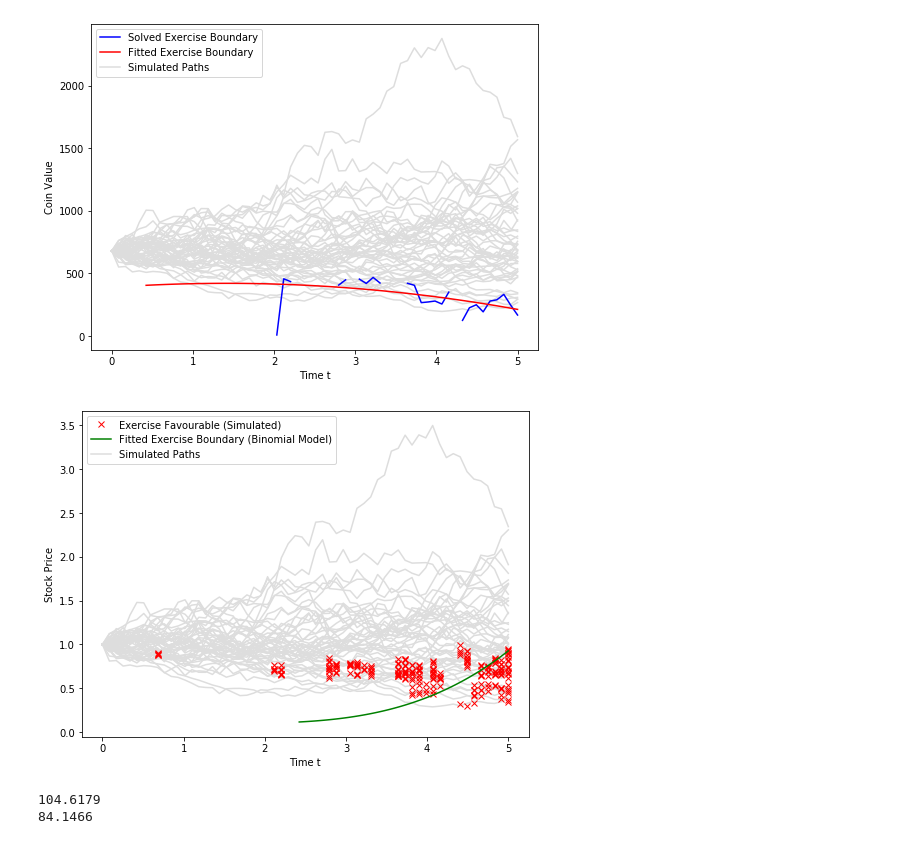
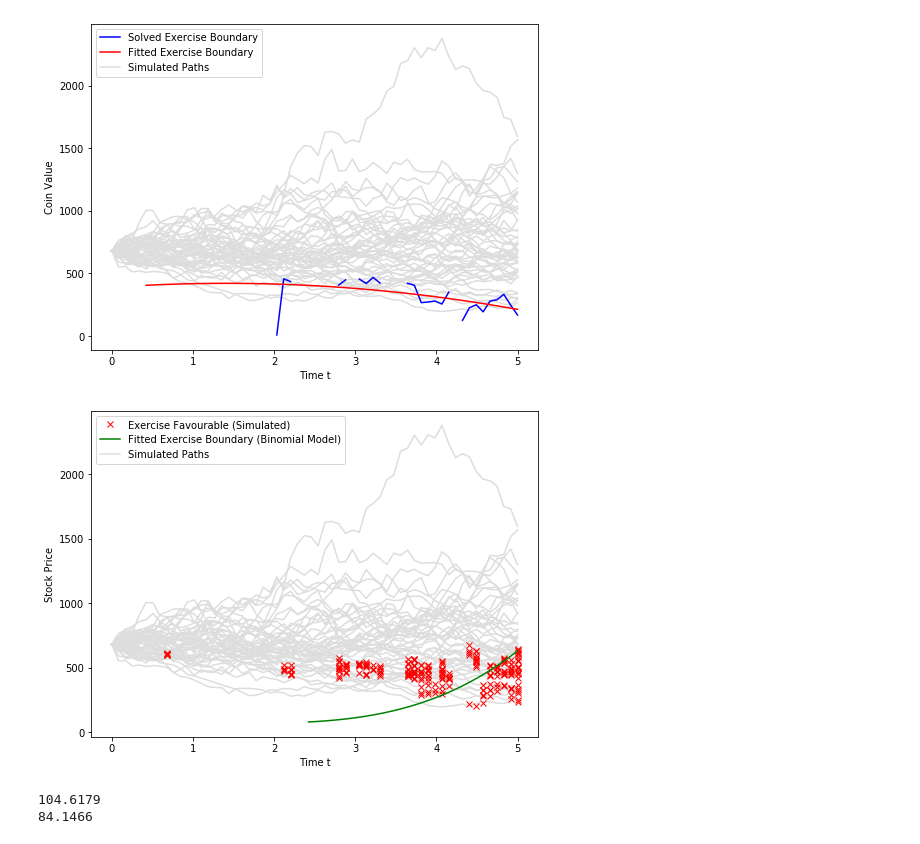
Before and after one commit to luphord/longstaff_schwartz, a Jupyter notebook: talks/talk_pyconde_2019-10-10/Notebook_PyConDE_2019-10-10.ipynb, the cells around one changed output. Cells and saved outputs as stored; diff of their text form; code cells hidden in the pictures.

```diff
--- a/talks/talk_pyconde_2019-10-10/Notebook_PyConDE_2019-10-10.ipynb
+++ b/talks/talk_pyconde_2019-10-10/Notebook_PyConDE_2019-10-10.ipynb
@@ -272,23 +272,23 @@ if svg_out_path:
 # %%
 from longstaff_schwartz.binomial import create_binomial_model, american_put_price, american_put_exercise_barrier_fitted
 # %%
-mdl = create_binomial_model(sigma=sigma, r=1e-14, S0=1, T=5, n=100)
+mdl = create_binomial_model(sigma=sigma, r=1e-14, S0=S0, T=5, n=100)
 exercise_barrier = american_put_exercise_barrier_fitted(mdl, strike, 3)
 
 plt.figure(figsize=figsize)
 plt.plot(exercise_times, exercises, 'rx', zorder=2)
 plt.plot(*exercise_barrier.linspace(), 'g', zorder=3)
 plt.plot(t, X, color='#dddddd', zorder=1)
 plt.legend(['Exercise Favourable (Simulated)',
             'Fitted Exercise Boundary (Binomial Model)',
             'Simulated Paths']);
 plt.xlabel('Time t')
 plt.ylabel('Stock Price')
 
 if svg_out_path:
     plt.savefig(svg_out_path / 'binomial-fitted-exercise-boundary.svg', transparent=True)
 # %% [output]
-[figure, old version]
+[figure, new version]
 # %%
 european_cashflow = np.maximum(strike - X[-1, :], 0)
 # %%
```
Also changed, not shown: parts of 2 cells of this notebook.
